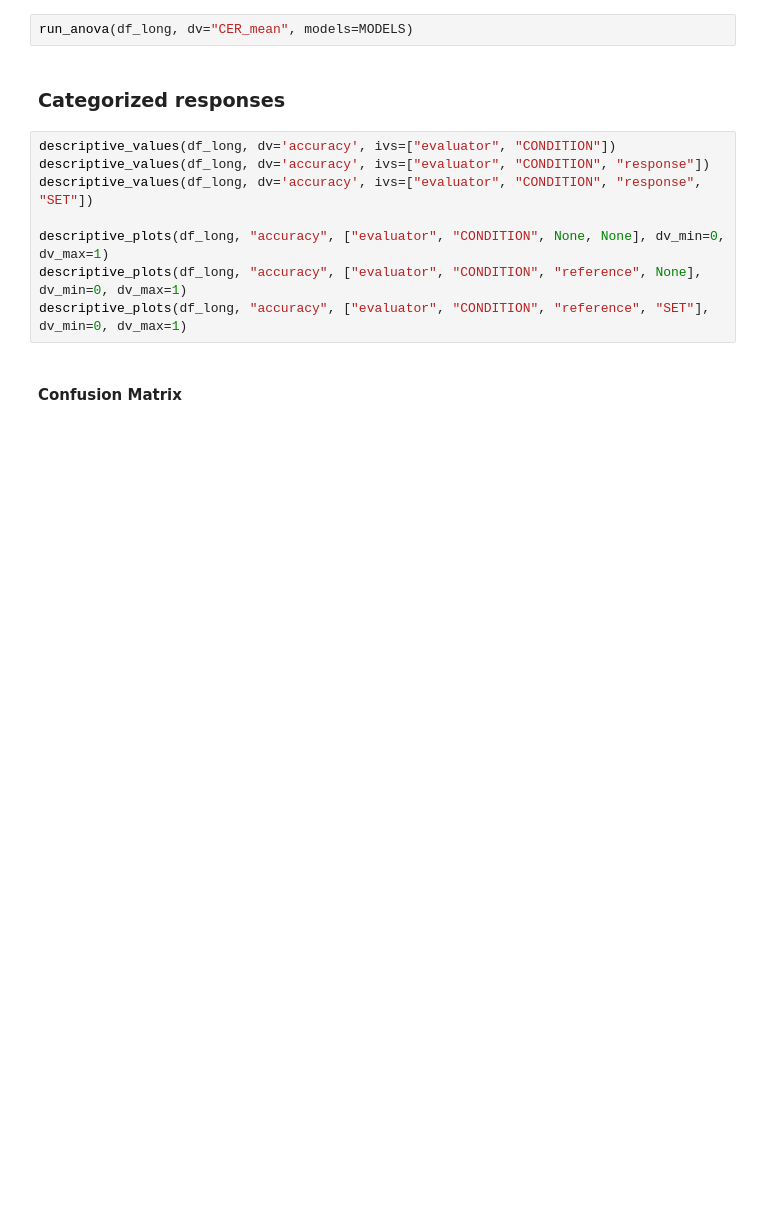
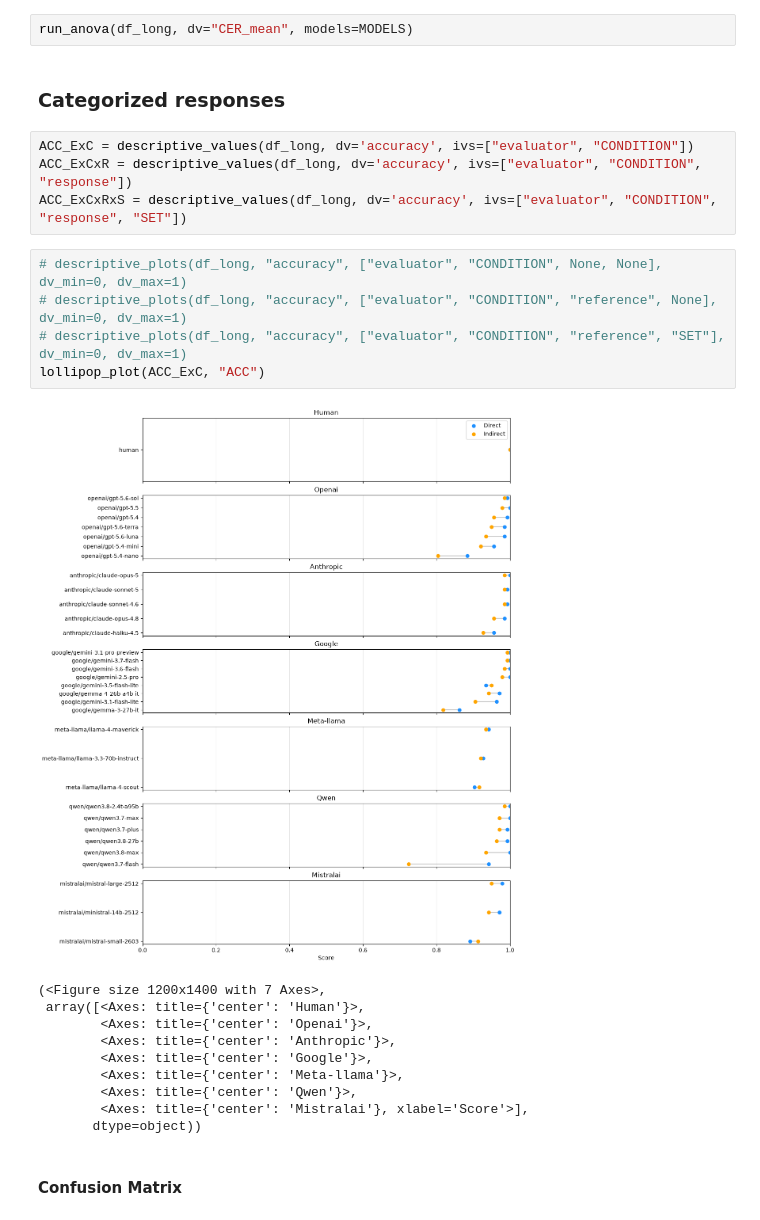
Before and after one commit to isabellaboux/isa-llm, a Jupyter notebook: analyze_data.ipynb, the cells around one changed output. Drawn from its saved outputs; the diff is of its cells as text; blank space fills up the shorter version.

```diff
--- a/analyze_data.ipynb
+++ b/analyze_data.ipynb
@@ -401,13 +507,25 @@ run_anova(df_long, dv="CER_mean", models=MODELS)
 # %% [markdown]
 ### Categorized responses
 # %%
-descriptive_values(df_long, dv='accuracy', ivs=["evaluator", "CONDITION"])
-descriptive_values(df_long, dv='accuracy', ivs=["evaluator", "CONDITION", "response"])
-descriptive_values(df_long, dv='accuracy', ivs=["evaluator", "CONDITION", "response", "SET"])
-
-descriptive_plots(df_long, "accuracy", ["evaluator", "CONDITION", None, None], dv_min=0, dv_max=1)
-descriptive_plots(df_long, "accuracy", ["evaluator", "CONDITION", "reference", None], dv_min=0, dv_max=1)
-descriptive_plots(df_long, "accuracy", ["evaluator", "CONDITION", "reference", "SET"], dv_min=0, dv_max=1)
+ACC_ExC = descriptive_values(df_long, dv='accuracy', ivs=["evaluator", "CONDITION"])
+ACC_ExCxR = descriptive_values(df_long, dv='accuracy', ivs=["evaluator", "CONDITION", "response"])
+ACC_ExCxRxS = descriptive_values(df_long, dv='accuracy', ivs=["evaluator", "CONDITION", "response", "SET"])
+# %%
+# descriptive_plots(df_long, "accuracy", ["evaluator", "CONDITION", None, None], dv_min=0, dv_max=1)
+# descriptive_plots(df_long, "accuracy", ["evaluator", "CONDITION", "reference", None], dv_min=0, dv_max=1)
+# descriptive_plots(df_long, "accuracy", ["evaluator", "CONDITION", "reference", "SET"], dv_min=0, dv_max=1)
+lollipop_plot(ACC_ExC, "ACC")
+# %% [output]
+[figure, added]
+(<Figure size 1200x1400 with 7 Axes>,
+ array([<Axes: title={'center': 'Human'}>,
+        <Axes: title={'center': 'Openai'}>,
+        <Axes: title={'center': 'Anthropic'}>,
+        <Axes: title={'center': 'Google'}>,
+        <Axes: title={'center': 'Meta-llama'}>,
+        <Axes: title={'center': 'Qwen'}>,
+        <Axes: title={'center': 'Mistralai'}, xlabel='Score'>],
+       dtype=object))
 # %% [markdown]
 #### Confusion Matrix
 # %%
```
Also changed, not shown: parts of 10 cells of this notebook, 19 other files.
